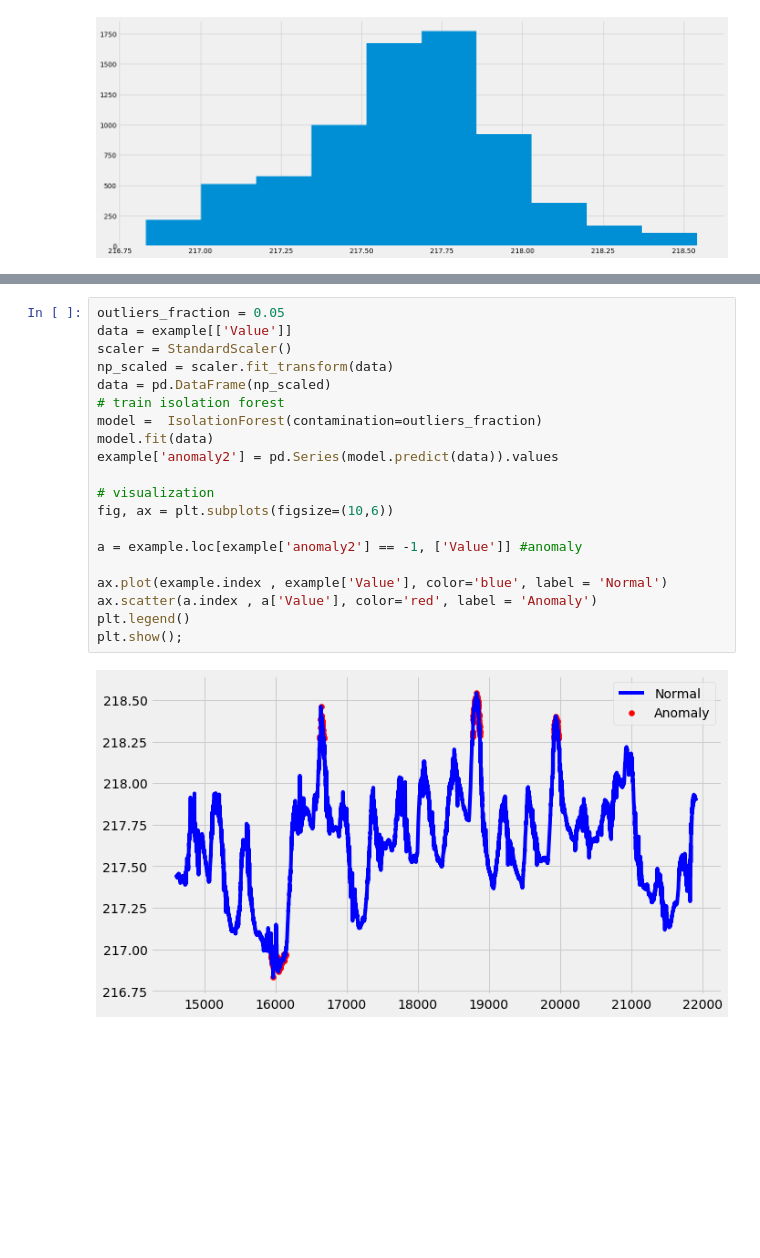
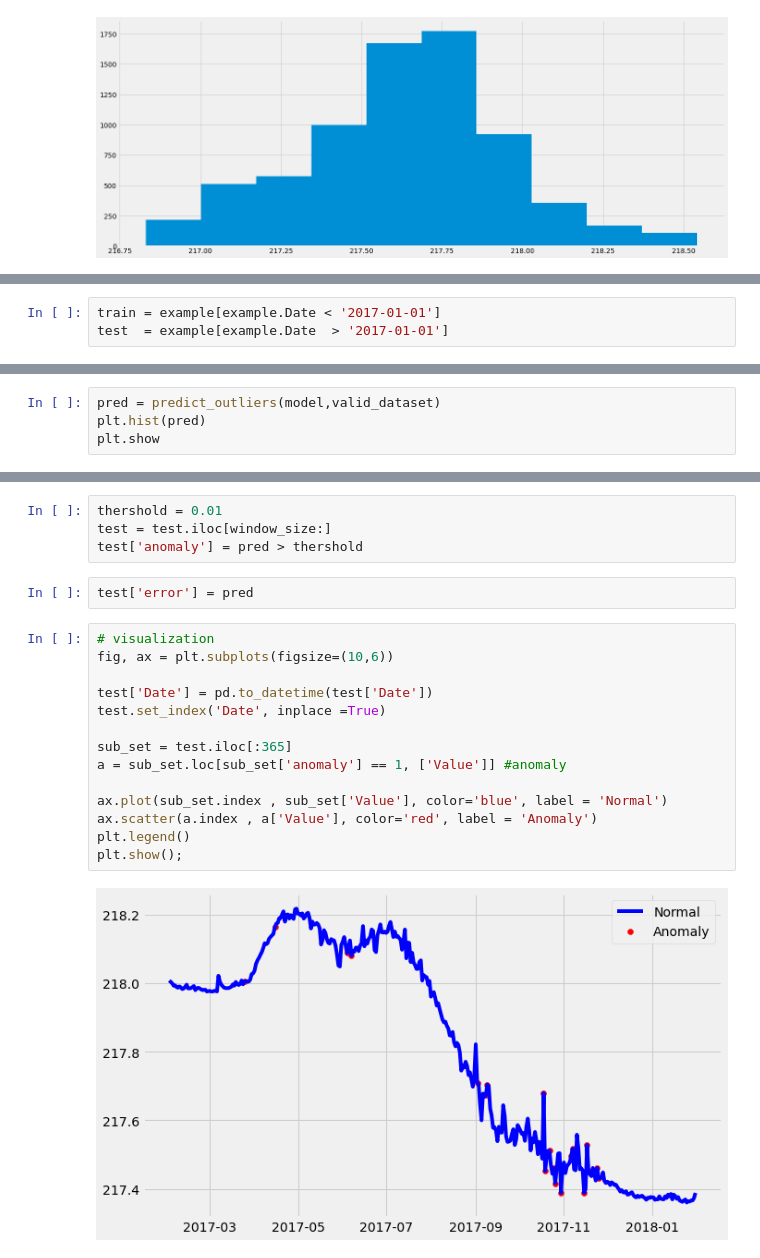
Before and after one commit to nhoues/Water-Level-Forecasting, a Jupyter notebook: EDA.ipynb, the cells around one changed output, grey strips where cells are left out. Cells and saved outputs as stored; diff of their text form; blank space fills up the shorter version.

```diff
--- a/EDA.ipynb
+++ b/EDA.ipynb
@@ -126,0 +173,3 @@ Isolation Forest detects anomalies purely based on the fact that anomalies are d
+# %%
+train = example[example.Date < '2017-01-01']
+test  = example[example.Date  > '2017-01-01']
@@ -126,0 +225,4 @@ Isolation Forest detects anomalies purely based on the fact that anomalies are d
+# %%
+pred = predict_outliers(model,valid_dataset)
+plt.hist(pred)
+plt.show
@@ -127,22 +232,22 @@ Isolation Forest detects anomalies purely based on the fact that anomalies are d
+# %%
+thershold = 0.01
+test = test.iloc[window_size:]
+test['anomaly'] = pred > thershold
+# %%
+test['error'] = pred
 # %%
-outliers_fraction = 0.05
-data = example[['Value']]
-scaler = StandardScaler()
-np_scaled = scaler.fit_transform(data)
-data = pd.DataFrame(np_scaled)
-# train isolation forest
-model =  IsolationForest(contamination=outliers_fraction)
-model.fit(data)
-example['anomaly2'] = pd.Series(model.predict(data)).values
-
 # visualization
 fig, ax = plt.subplots(figsize=(10,6))
 
-a = example.loc[example['anomaly2'] == -1, ['Value']] #anomaly
+test['Date'] = pd.to_datetime(test['Date'])
+test.set_index('Date', inplace =True)
 
-ax.plot(example.index , example['Value'], color='blue', label = 'Normal')
+sub_set = test.iloc[:365]
+a = sub_set.loc[sub_set['anomaly'] == 1, ['Value']] #anomaly
+
+ax.plot(sub_set.index , sub_set['Value'], color='blue', label = 'Normal')
 ax.scatter(a.index , a['Value'], color='red', label = 'Anomaly')
 plt.legend()
 plt.show();
 # %% [output]
-[figure, old version]
+[figure, new version]
```
Also changed, not shown: parts of 11 cells of this notebook.
